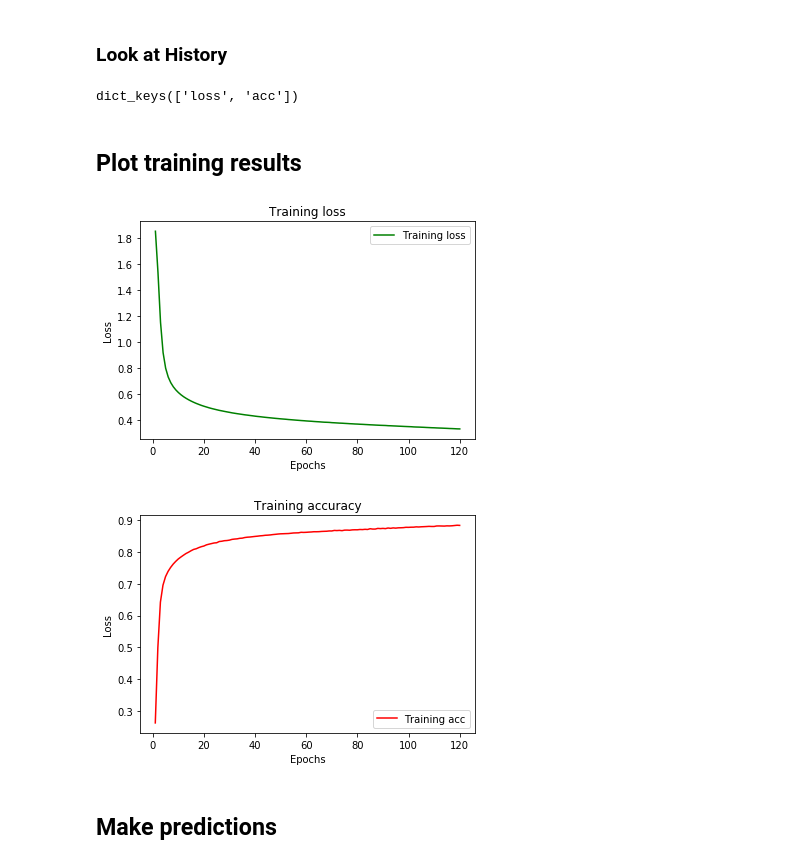
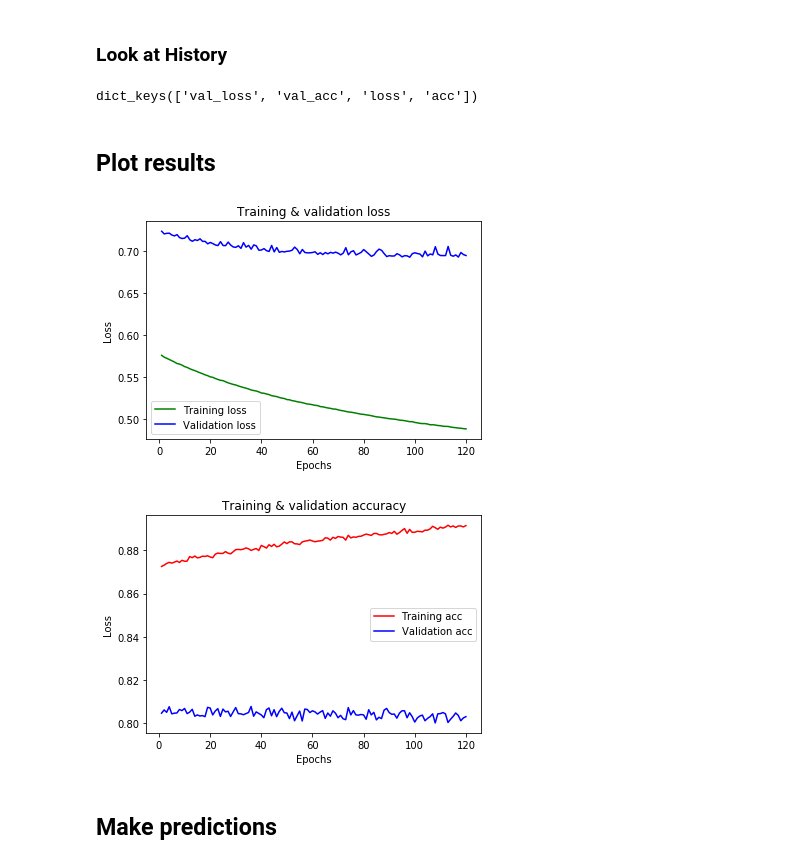
Before and after one commit to Jason-M-Richards/Classifying-Bank-Complaints-using-Keras, a Jupyter notebook: Classifying-Bank-Complaints-using-Keras.ipynb, the cells around one changed output. Drawn from its saved outputs; the diff is of its cells as text; code cells hidden in the pictures.

```diff
--- a/Classifying-Bank-Complaints-using-Keras.ipynb
+++ b/Classifying-Bank-Complaints-using-Keras.ipynb
@@ -178,8 +89,9 @@ Train shape: (58500, 2000)
 # %% [markdown]
 ## Build the Network
 # %%
+from keras import regularizers
 model = models.Sequential()#instantiate model design
-model.add(layers.Dense(50, activation='relu', input_shape=(2000,))) #1st hidden layer
-model.add(layers.Dense(25, activation='relu'))#2nd hidden layer
+model.add(layers.Dense(50, activation='relu', kernel_regularizer=regularizers.l2(0.005), input_shape=(2000,))) #1st hidden layer
+model.add(layers.Dense(25,kernel_regularizer=regularizers.l2(0.005), activation='relu'))#2nd hidden layer
 model.add(layers.Dense(7, activation='softmax'))#output layer - softmax will reyurn probability between 0-1
 # %% [output]
@@ -202,8 +111,9 @@ W0729 14:21:57.499509   740 deprecation_wrapper.py:119] From C:\Users\perso\Anac
 # %% [markdown]
 ## Training the Model
 # %%
-history = model.fit(train,
-                    label_train,
+L2_model = model.fit(train_final,
+                    label_train_final,
                     epochs=120,
-                    batch_size=256)
+                    batch_size=256,
+                    validation_data=(val, label_val))
 # %% [output]
@@ -231,37 +137,46 @@ Epoch 120/120
 # %% [markdown]
 ### Look at History
-# %%
-history_dict = history.history
-history_dict.keys()
-# %% [output]
-dict_keys(['loss', 'acc'])
+# %%
+L2_model_dict = L2_model.history
+L2_model_dict.keys()
+# %% [output]
+dict_keys(['val_loss', 'val_acc', 'loss', 'acc'])
 # %% [markdown]
-## Plot training results
+## Plot results
 # %%
-history_dict = history.history
-loss_values = history_dict['loss']
+#training/validation loss
+plt.clf()
+
+import matplotlib.pyplot as plt
+loss_values = L2_model_dict['loss']
+val_loss_values = L2_model_dict['val_loss']
 
 epochs = range(1, len(loss_values) + 1)
 plt.plot(epochs, loss_values, 'g', label='Training loss')
+plt.plot(epochs, val_loss_values, 'blue', label='Validation loss')
 
-plt.title('Training loss')
+plt.title('Training & validation loss')
 plt.xlabel('Epochs')
 plt.ylabel('Loss')
 plt.legend()
 plt.show()
 # %% [output]
-[figure, old version]
+[figure, new version]
 # %%
-acc_values = history_dict['acc']
+plt.clf()
+
+acc_values = L2_model_dict['acc']
+val_acc_values = L2_model_dict['val_acc']
 
 plt.plot(epochs, acc_values, 'r', label='Training acc')
-plt.title('Training accuracy')
+plt.plot(epochs, val_acc_values, 'blue', label='Validation acc')
+plt.title('Training & validation accuracy')
 plt.xlabel('Epochs')
 plt.ylabel('Loss')
 plt.legend()
 plt.show()
 # %% [output]
-[figure, old version]
+[figure, new version]
 # %% [markdown]
 ## Make predictions
 # %%
```
Also changed, not shown: parts of 18 cells of this notebook.
